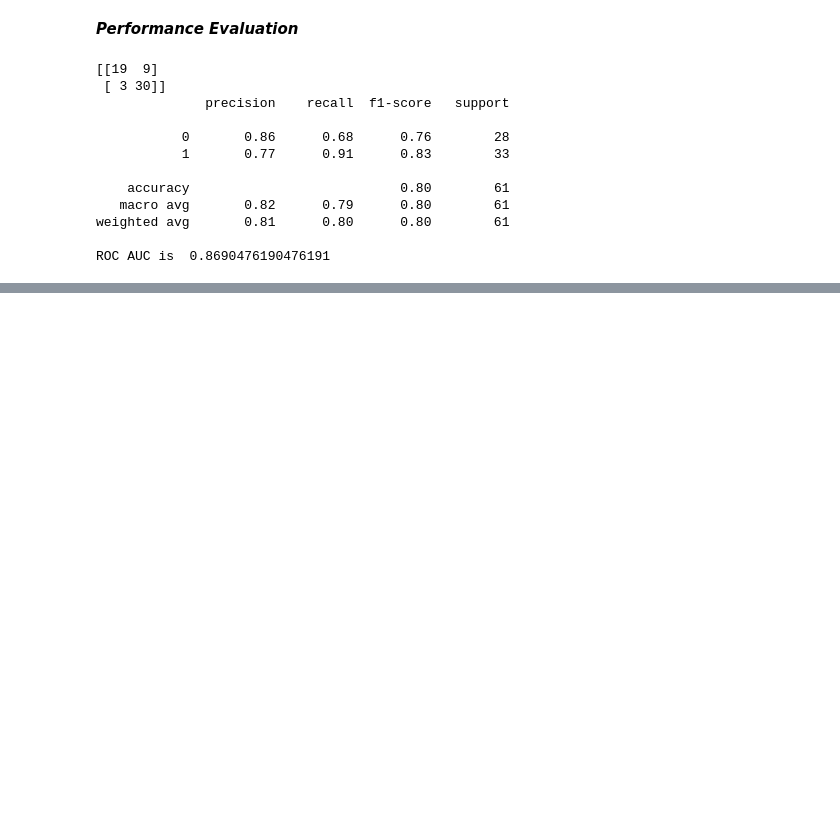
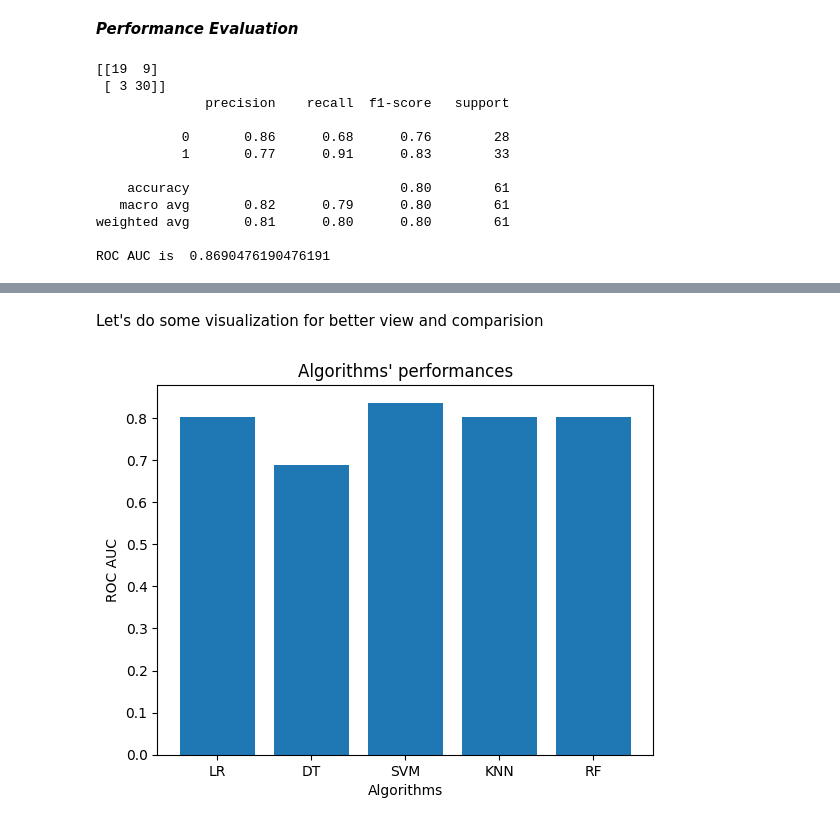
Before and after one commit to ridaouiafaf/heart_disease_uci_prediction, a Jupyter notebook: Heart_Disease_UCI.ipynb, the cells around one changed output, grey strips where cells are left out. Drawn from its saved outputs; the diff is of its cells as text; code cells hidden in the pictures; blank space fills up the shorter version.

```diff
--- a/Heart_Disease_UCI.ipynb
+++ b/Heart_Disease_UCI.ipynb
@@ -278,0 +314,34 @@ Next ... plotting performance results for better readness + explainability
+# %%
+import numpy as np
+
+from sklearn.tree import DecisionTreeClassifier
+from sklearn.svm import SVC
+from sklearn.ensemble import RandomForestClassifier
+from sklearn.neighbors import KNeighborsClassifier
+
+# from sklearn.model_selection import cross_val_score
+from sklearn.metrics import accuracy_score
+
+# Defining models
+
+algo = {
+    "LR" : LogisticRegression(random_state=42),
+    "DT" : DecisionTreeClassifier(),
+    "SVM": SVC(),
+    "KNN": KNeighborsClassifier(),
+    "RF" : RandomForestClassifier()
+}
+
+acc_scores = {}
+
+for name, alg in algo.items():
+  alg.fit(X_train, y_train)
+  y_pred = alg.predict(X_test)
+  acc = accuracy_score(y_test, y_pred)
+  acc_scores[name] = acc
+  print(f"{name}: {acc:.4f}")
+  print(classification_report(y_test, y_pred))
+  print("-"*40)
+
+# summary of acc performance
+print("Summary:", acc_scores)
@@ -278,0 +366,13 @@ Next ... plotting performance results for better readness + explainability
+# %% [markdown]
+Let's do some visualization for better view and comparision
+# %%
+algorithms = list(acc_scores.keys())
+accuracies = list(acc_scores.values())
+
+plt.bar(algorithms, accuracies)
+plt.ylabel("ROC AUC")
+plt.xlabel("Algorithms")
+plt.title("Algorithms' performances")
+plt.show()
+# %% [output]
+[figure, added]
```
Also changed, not shown: parts of 7 cells of this notebook.
